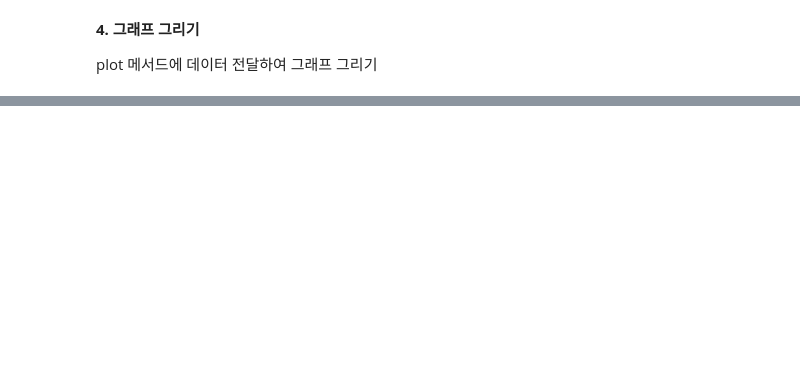
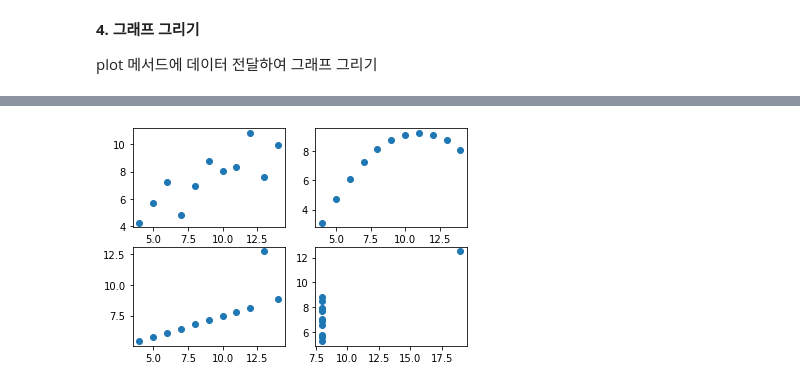
Before and after one commit to jeekyung/ESAA, a Jupyter notebook: Do_it!_데이터_분석을_위한_판다스_입문_pg_81~119_필사.ipynb, the cells around one changed output, grey strips where cells are left out. Saved outputs shown, nothing was run; the diff lists cells and outputs as text; code cells hidden in the pictures; blank space fills up the shorter version.

```diff
--- a/Do_it!_데이터_분석을_위한_판다스_입문_pg_81~119_필사.ipynb
+++ b/Do_it!_데이터_분석을_위한_판다스_입문_pg_81~119_필사.ipynb
@@ -139,9 +141,9 @@ axes4 = fig.add_subplot(2, 2, 4)
 plot 메서드에 데이터 전달하여 그래프 그리기
 # %%
 axes1.plot(dataset_1['x'], dataset_1['y'], 'o')
-axes1.plot(dataset_2['x'], dataset_2['y'], 'o')
-axes1.plot(dataset_3['x'], dataset_3['y'], 'o')
-axes1.plot(dataset_4['x'], dataset_4['y'], 'o')
+axes2.plot(dataset_2['x'], dataset_2['y'], 'o')
+axes3.plot(dataset_3['x'], dataset_3['y'], 'o')
+axes4.plot(dataset_4['x'], dataset_4['y'], 'o')
 
 fig  #그래프 확인 위해 fig 반드시 입력해야 함
 # %% [output]
@@ -149,0 +150 @@ fig  #그래프 확인 위해 fig 반드시 입력해야 함
+[figure, added]
```
Also changed, not shown: parts of 132 cells of this notebook.
